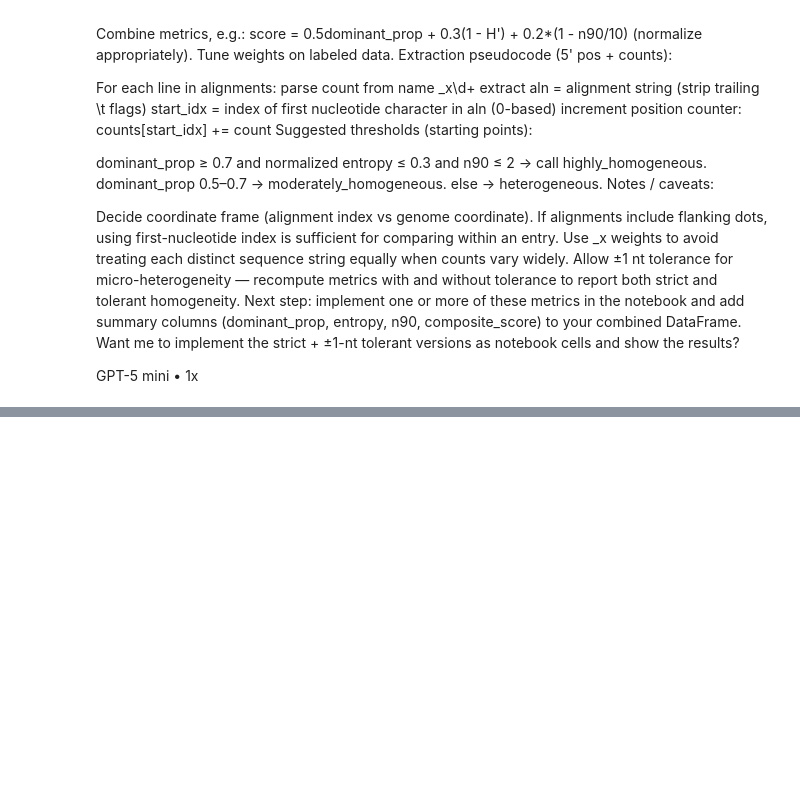
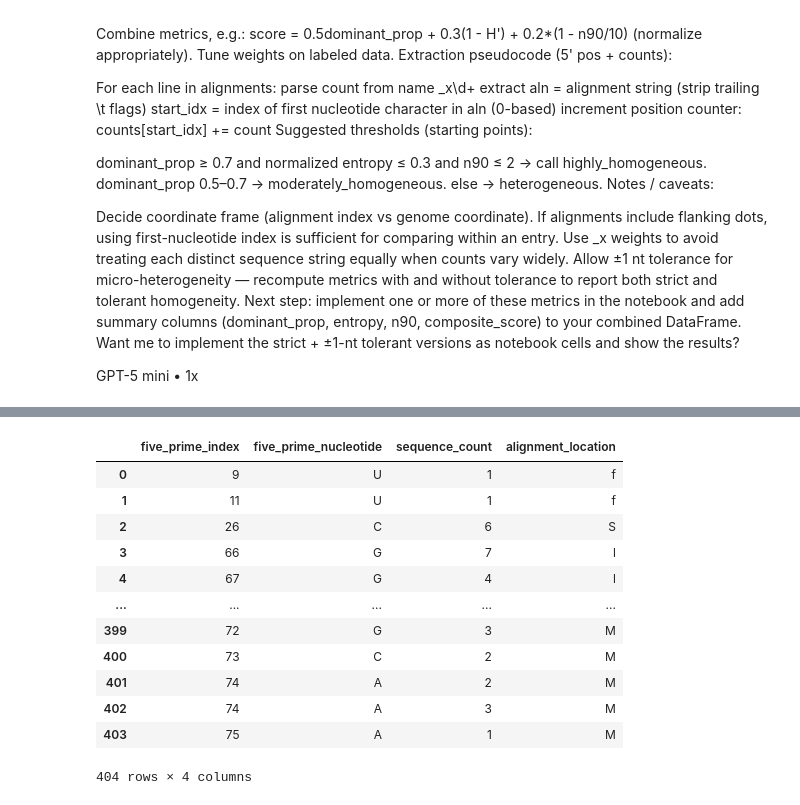
Before and after one commit to TejusK123/AutoDeep, a Jupyter notebook: AutoDeep/scripts/no_pdf.ipynb, the cells around one changed output, grey strips where cells are left out. Cells and saved outputs as stored; diff of their text form; code cells hidden in the pictures; blank space fills up the shorter version.

```diff
--- a/AutoDeep/scripts/no_pdf.ipynb
+++ b/AutoDeep/scripts/no_pdf.ipynb
@@ -212,3 +217,6 @@ Allow ±1 nt tolerance for micro-heterogeneity — recompute metrics with and wi
 Next step: implement one or more of these metrics in the notebook and add summary columns (dominant_prop, entropy, n90, composite_score) to your combined DataFrame. Want me to implement the strict + ±1-nt tolerant versions as notebook cells and show the results?
 
 GPT-5 mini • 1x
+# %%
+test_alignments, test_counts = test_case['alignment'].to_numpy(), test_case['sequence_count'].to_numpy()
+test_alignments
@@ -214,0 +241,45 @@ GPT-5 mini • 1x
+# %%
+# Extract 5' starting nucleotide (first nucleotide character) and its index for each alignment
+five_prime_data = []
+
+for i, aln in enumerate(test_alignments[1:]):  # skip consensus
+    # Find index of first nucleotide (A, C, G, T, U, N - case insensitive)
+    nucleotide_pattern = r'[ACGTUNacgtun]'
+    match = re.search(nucleotide_pattern, aln)
+
+    if match:
+        idx = match.start()
+        nucleotide = match.group().upper()
+    else:
+        # If no nucleotide found, record -1 and 'N'
+        idx = -1
+        nucleotide = 'N'
+
+    # Get count from test_counts
+    count = test_counts[i]
+    location = test_alignments[0][idx] if idx != -1 and idx < len(test_alignments[0]) else 'N/A'
+
+    five_prime_data.append({
+        'five_prime_index': idx,
+        'five_prime_nucleotide': nucleotide,
+        'sequence_count': count,
+        'alignment_location' : location
+    })
+
+# Create DataFrame
+five_prime_df = pd.DataFrame(five_prime_data)
+five_prime_df
+# %% [output]
+|  | five_prime_index | five_prime_nucleotide | sequence_count | alignment_location |
+| 0 | 9 | U | 1 | f |
+| 1 | 11 | U | 1 | f |
+| 2 | 26 | C | 6 | S |
+| 3 | 66 | G | 7 | l |
+| 4 | 67 | G | 4 | l |
+| ... | ... | ... | ... | ... |
+| 399 | 72 | G | 3 | M |
+| 400 | 73 | C | 2 | M |
+| 401 | 74 | A | 2 | M |
+| 402 | 74 | A | 3 | M |
+| 403 | 75 | A | 1 | M |
+404 rows × 4 columns
```
Also changed, not shown: parts of 17 cells of this notebook, 2 other files.
